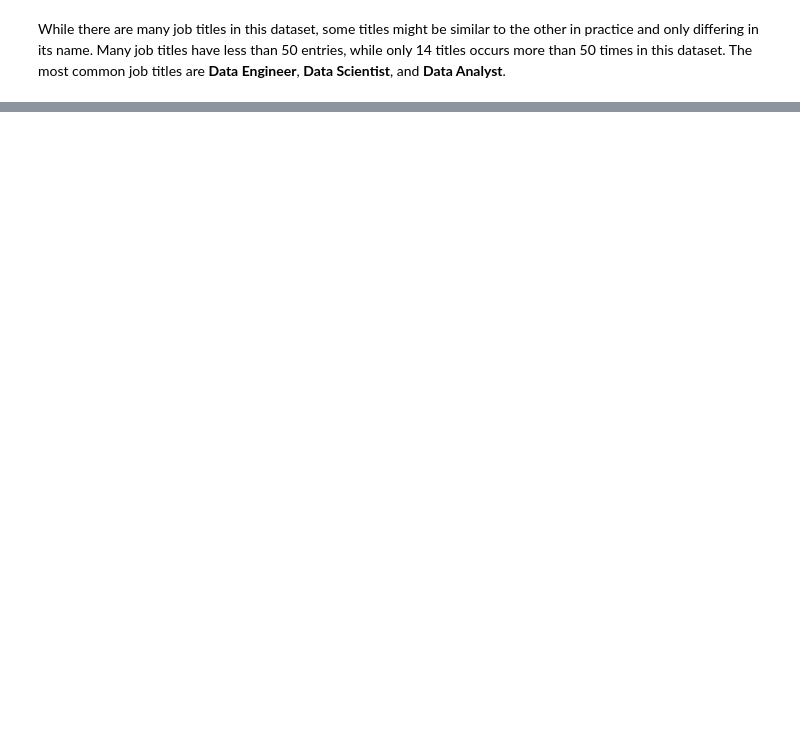
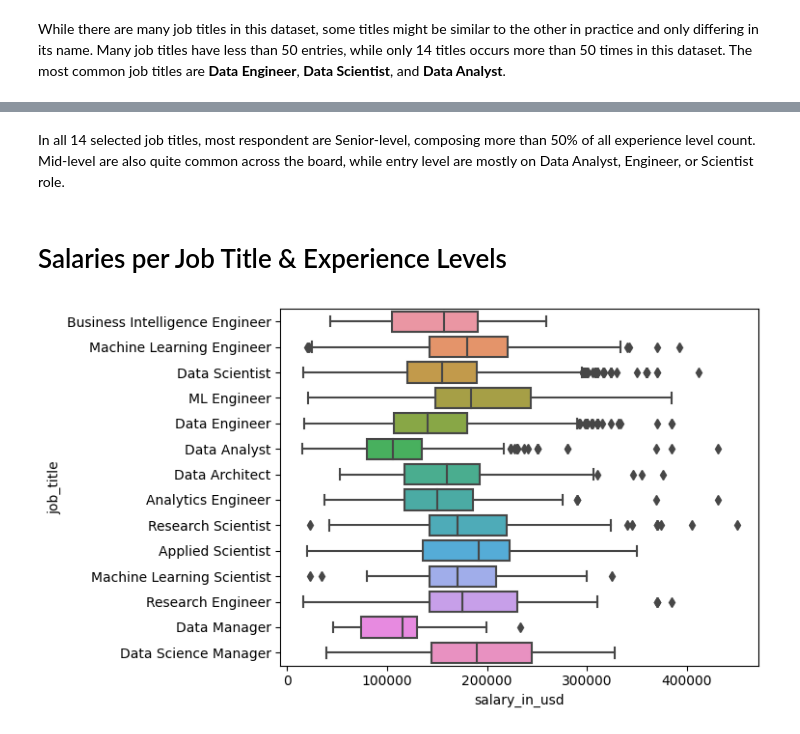
Before and after one commit to mezkymy/global-salaries, a Jupyter notebook: global-salaries.ipynb, the cells around one changed output, grey strips where cells are left out. Cells and saved outputs as stored; diff of their text form; code cells hidden in the pictures; blank space fills up the shorter version.

```diff
--- a/global-salaries.ipynb
+++ b/global-salaries.ipynb
@@ -198,0 +241,9 @@ While there are many job titles in this dataset, some titles might be similar to
+# %% [markdown]
+In all 14 selected job titles, most respondent are Senior-level, composing more than 50% of all experience level count. Mid-level are also quite common across the board, while entry level are mostly on Data Analyst, Engineer, or Scientist role.
+# %% [markdown]
+# Salaries per Job Title & Experience Levels
+# %%
+sns.boxplot(data=df3, x='salary_in_usd', y='job_title')
+plt.show()
+# %% [output]
+[figure, added]
```
Also changed, not shown: parts of 15 cells of this notebook.
